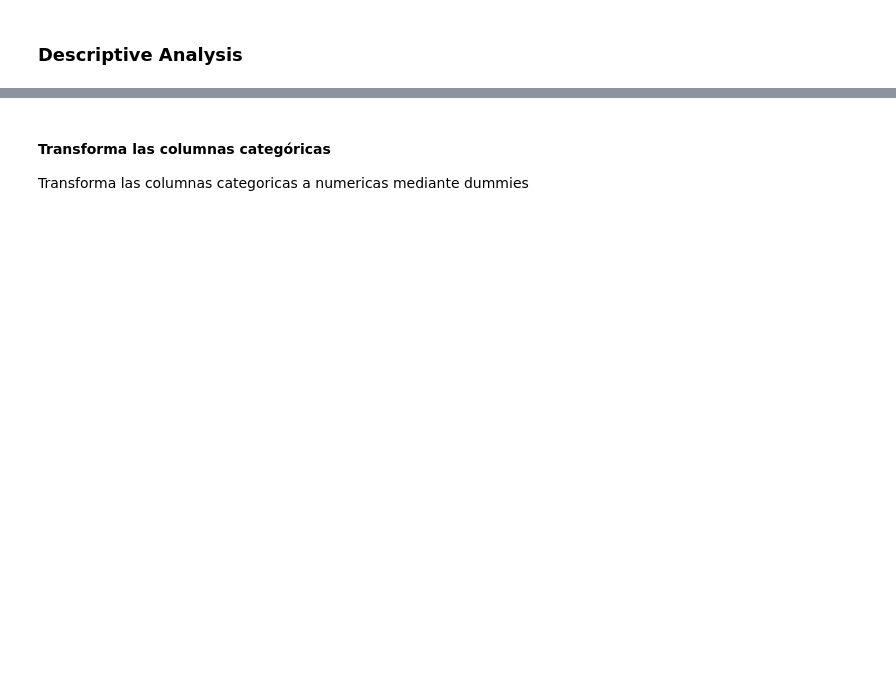
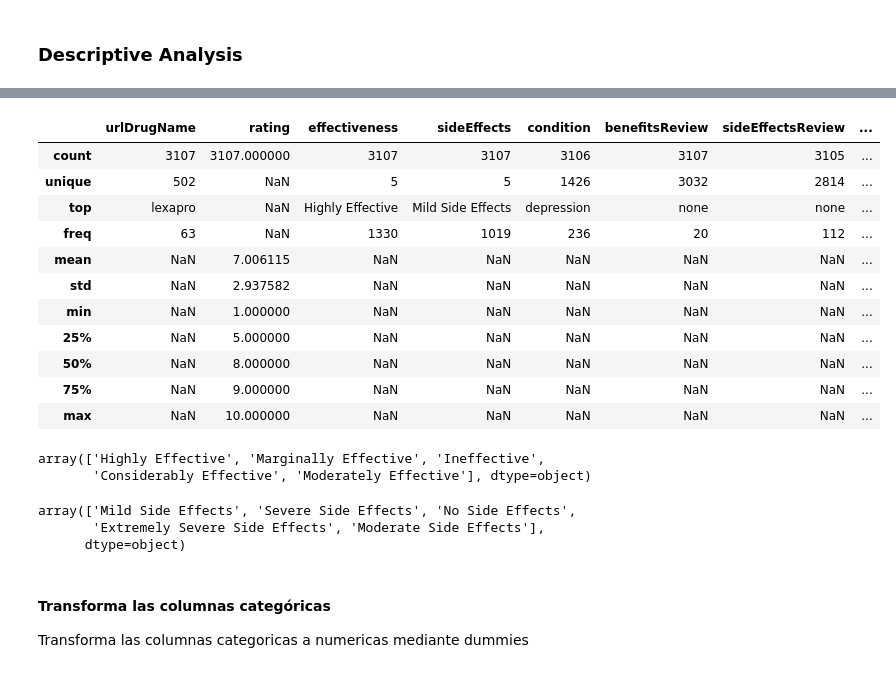
Before and after one commit to angelrodnah/2309_dsft_thebridge, a Jupyter notebook: 3-Machine_Learning/2-No_Supervisado/1-Clustering/Practica/EJER_1_kmeans_drugs_review.ipynb, the cells around one changed output, grey strips where cells are left out. Drawn from its saved outputs; the diff is of its cells as text; code cells hidden in the pictures; blank space fills up the shorter version.

```diff
--- a/3-Machine_Learning/2-No_Supervisado/1-Clustering/Practica/EJER_1_kmeans_drugs_review.ipynb
+++ b/3-Machine_Learning/2-No_Supervisado/1-Clustering/Practica/EJER_1_kmeans_drugs_review.ipynb
@@ -5,0 +11,3 @@ Importa el dataset *drugLibTrain_raw.tsv*
+# %%
+df = pd.read_csv('data/drugLibTrain_raw.tsv', sep='\t', index_col=0)
+df.head()
@@ -10,3 +43,29 @@ Quedate únicamente con las columnas que podamos manejar: Columnas numéricas y
+# %%
+df.describe(include="all")
+# %% [output]
+|  | urlDrugName | rating | effectiveness | sideEffects | condition | benefitsReview | sideEffectsReview | ... |
+| count | 3107 | 3107.000000 | 3107 | 3107 | 3106 | 3107 | 3105 | ... |
+| unique | 502 | NaN | 5 | 5 | 1426 | 3032 | 2814 | ... |
+| top | lexapro | NaN | Highly Effective | Mild Side Effects | depression | none | none | ... |
+| freq | 63 | NaN | 1330 | 1019 | 236 | 20 | 112 | ... |
+| mean | NaN | 7.006115 | NaN | NaN | NaN | NaN | NaN | ... |
+| std | NaN | 2.937582 | NaN | NaN | NaN | NaN | NaN | ... |
+| min | NaN | 1.000000 | NaN | NaN | NaN | NaN | NaN | ... |
+| 25% | NaN | 5.000000 | NaN | NaN | NaN | NaN | NaN | ... |
+| 50% | NaN | 8.000000 | NaN | NaN | NaN | NaN | NaN | ... |
+| 75% | NaN | 9.000000 | NaN | NaN | NaN | NaN | NaN | ... |
+| max | NaN | 10.000000 | NaN | NaN | NaN | NaN | NaN | ... |
+# %%
+df['effectiveness'].unique()
+# %% [output]
+array(['Highly Effective', 'Marginally Effective', 'Ineffective',
+       'Considerably Effective', 'Moderately Effective'], dtype=object)
+# %%
+df['sideEffects'].unique()
+# %% [output]
+array(['Mild Side Effects', 'Severe Side Effects', 'No Side Effects',
+       'Extremely Severe Side Effects', 'Moderate Side Effects'],
+      dtype=object)
 # %% [markdown]
 #### Transforma las columnas categóricas
 
```
Also changed, not shown: parts of 21 cells of this notebook, 1 other file.
